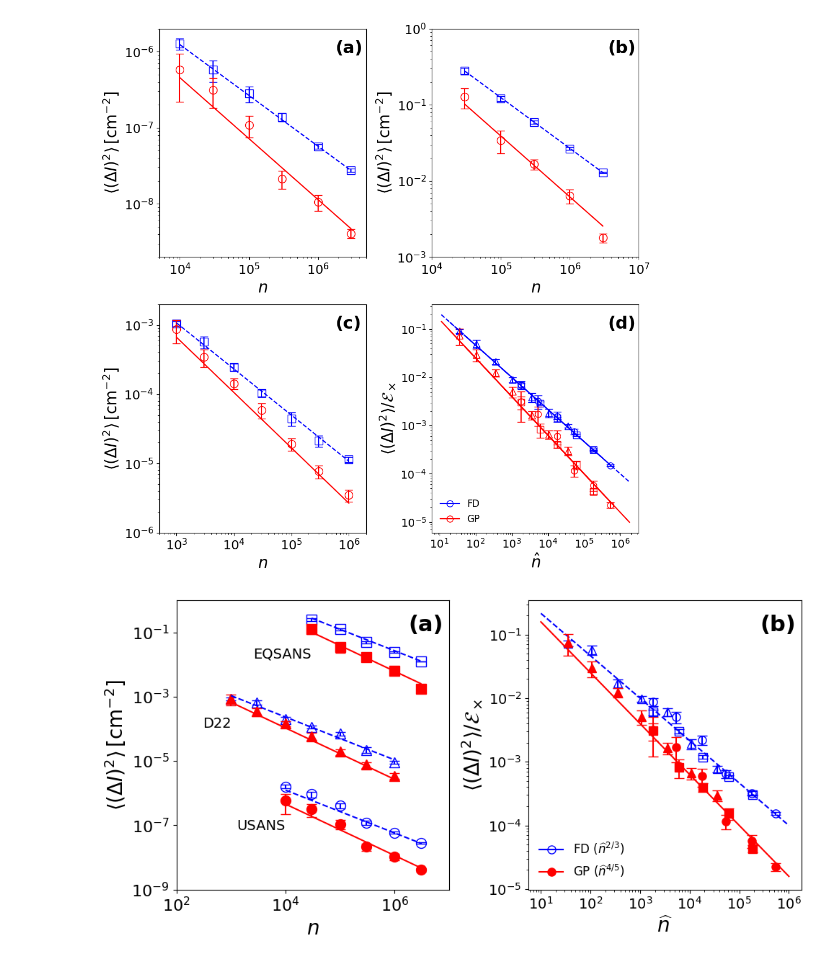
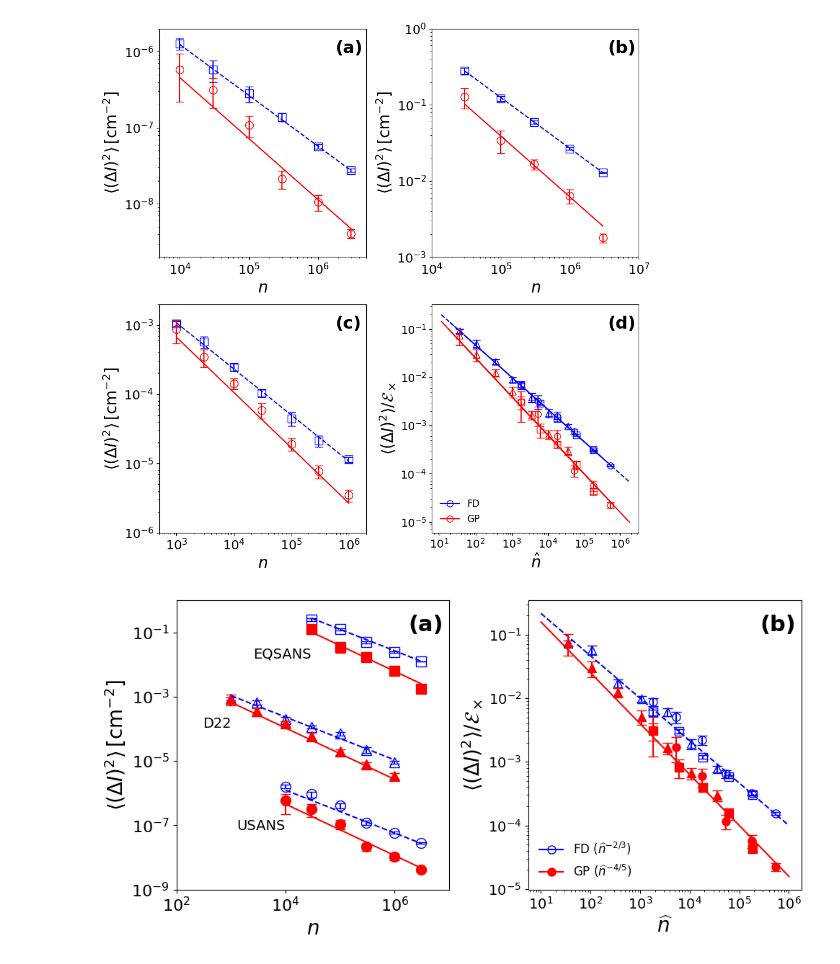
Before and after one commit to ch-tung/MLSR, a Jupyter notebook: binning/plot_1D_instr_scale.ipynb, the cells around one changed output. Saved outputs shown, nothing was run; the diff lists cells and outputs as text; code cells hidden in the pictures.

```diff
--- a/binning/plot_1D_instr_scale.ipynb
+++ b/binning/plot_1D_instr_scale.ipynb
@@ -294,7 +294,7 @@ for idx, (name, plot_loaded, _, _) in enumerate(datasets):
         E_hat_val = fd_actual_p / E_cross
         E_hat_std = fd_actual_std / E_cross
 
-        label = r'FD ($\widehat{n}^{2/3}$)' if not fd_data_labeled else None
+        label = r'FD ($\widehat{n}^{-2/3}$)' if not fd_data_labeled else None
         ax4.loglog(n_hat_val, E_hat_val, color='b', markersize=8, fillstyle='none', label=label, marker =markers[idx])
         ax4.errorbar(n_hat_val, E_hat_val, yerr=E_hat_std, fmt='none', ecolor='b', elinewidth=1.5, capsize=5)
         if label: fd_data_labeled = True
@@ -304,33 +304,33 @@ for idx, (name, plot_loaded, _, _) in enumerate(datasets):
         # FIX 2: Scale the x-values (total_counts) to get n_hat
         n_hat_val = total_counts / n_cross
         E_hat_val = gpr_actual / E_cross
         E_hat_std = gpr_actual_std / E_cross
 
-        label = r'GP ($\widehat{n}^{4/5}$)' if not gp_data_labeled else None
+        label = r'GP ($\widehat{n}^{-4/5}$)' if not gp_data_labeled else None
         ax4.loglog(n_hat_val, E_hat_val, color='red', markersize=8, fillstyle='full', label=label, marker =markers[idx])
         ax4.errorbar(n_hat_val, E_hat_val, yerr=E_hat_std, fmt='none', ecolor='red', elinewidth=1.5, capsize=5)
         if label: gp_data_labeled = True
 
     # ax4.loglog(total_counts_theory / n_cross, fd_theoretical_mse / E_cross, '--', color='b')
     # ax4.loglog(total_counts_theory / n_cross, gpr_theoretical_mse / E_cross, '-', color='red')
 
 # Add legend to ax4, showing only one entry per label
 handles, labels = ax4.get_legend_handles_labels()
 unique = dict()
 for h, l in zip(handles, labels):
     if l not in unique and l is not None:
         unique[l] = h
 ax4.legend(unique.values(), unique.keys(), fontsize=12, frameon=False, loc='lower left')
 ax4.text(0.85, 0.95, panel_labels[1], transform=ax4.transAxes, fontsize=22, verticalalignment='top', fontweight='bold')
 
 ax4.set_xlabel(r'$\widehat{n}$', fontsize=20)
 ax4.set_ylabel(r'$\langle(\Delta I)^2\rangle/\mathcal{E}_\times$', fontsize=20)
 ax4.tick_params(axis='both', labelsize=14)
 ax4.set_xscale('log')
 ax4.xaxis.set_major_locator(matplotlib.ticker.LogLocator(base=10.0, numticks=10))
 ax4.xaxis.set_minor_locator(matplotlib.ticker.LogLocator(base=10.0, subs='auto', numticks=100))
 # ax4.grid(True, which='both', ls=':', alpha=0.7)
 fig.tight_layout()
 # %% [output]
-[figure, old version]
+[figure, new version]
 # %%
```
Also changed, not shown: parts of 1 cell of this notebook, 1 other file.
